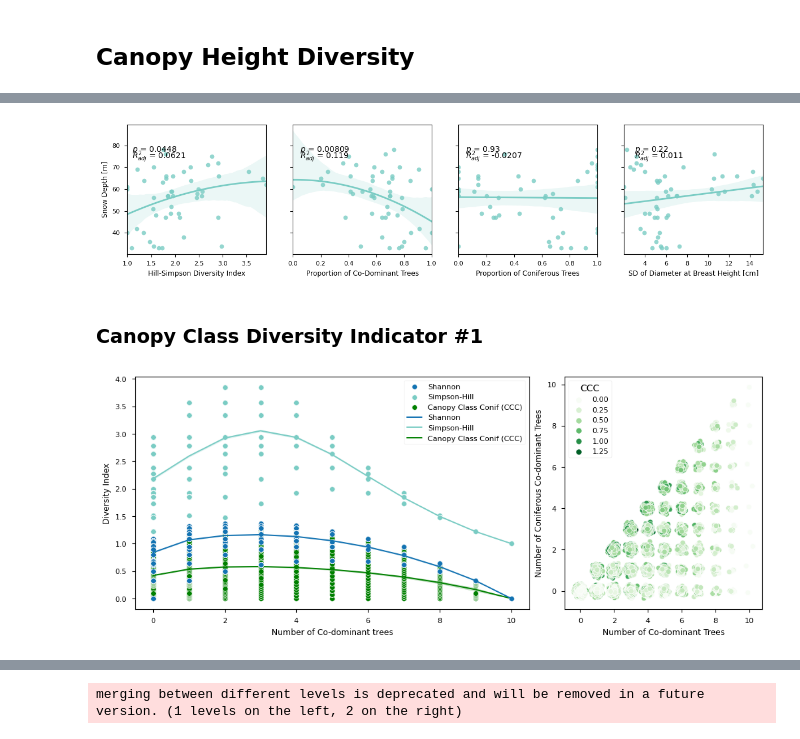
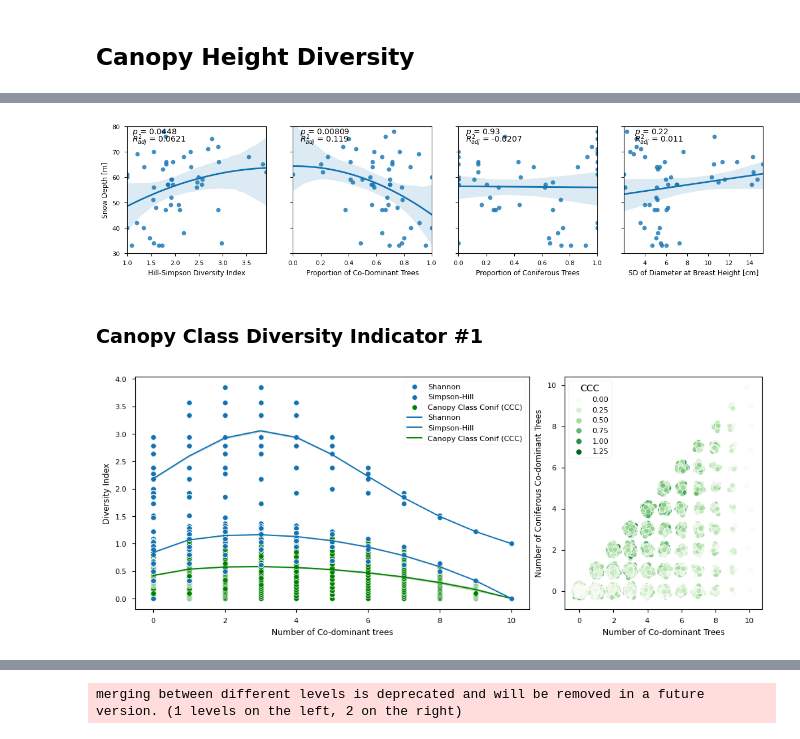
Before and after one commit to mwdjones/mef-snowhydro, a Jupyter notebook: Data and Codes/02_canopycontrols.ipynb, the cells around one changed output, grey strips where cells are left out. Cells and saved outputs as stored; diff of their text form; code cells hidden in the pictures.

```diff
--- a/Data and Codes/02_canopycontrols.ipynb
+++ b/Data and Codes/02_canopycontrols.ipynb
@@ -635,7 +635,7 @@ fig, [ax2, ax3, ax4, ax] = plt.subplots(1, 4, figsize = (12, 3),
                               sharey = True,
                               tight_layout = True)
 
-sns.regplot(x = dd.S, y = dd.maxDepth, order = 2, ax = ax2, color = pal[2])
+sns.regplot(x = dd.S, y = dd.maxDepth, order = 2, ax = ax2, color = pal[4])
 
 #Do regression and add to plot
 dd['S2'] = [pow(a, 2) for a in dd.S]
@@ -647,43 +647,44 @@ ax2.set_xlabel('Hill-Simpson Diversity Index')
 ax2.set_ylabel('Snow Depth [m]')
 ax2.set_xlim(min(dd.S), max(dd.S))
 
-sns.regplot(x = dd.pCoDom, y = dd.maxDepth, order = 2, ax = ax3, color = pal[2])
+sns.regplot(x = dd.pCoDom, y = dd.maxDepth, order = 2, ax = ax3, color = pal[4])
 
 #Do regression and add to plot
 dd['pCoDom2'] = [pow(a, 2) for a in dd.pCoDom]
 results3 = smf.ols('maxDepth ~ pCoDom2', data = dd).fit()
 ax3.text(0.05, 77, r'$ p $ = ' + str(round_sig(results3.pvalues.pCoDom2, 3)))
 ax3.text(0.05, 74, r'$ R_{adj}^2 $ = ' + str(round_sig(results3.rsquared_adj, 3)))
 
 ax3.set_xlabel('Proportion of Co-Dominant Trees')
 ax3.set_ylabel(' ')
 ax3.set_xlim(min(dd.pCoDom), max(dd.pCoDom))
 
-sns.regplot(x = dd.pCon, y = dd.maxDepth, ax = ax4, color = pal[2])
+sns.regplot(x = dd.pCon, y = dd.maxDepth, ax = ax4, color = pal[4])
 
 #Do regression and add to plot
 results4 = smf.ols('maxDepth ~ pCon', data = dd).fit()
 ax4.text(0.05, 77, r'$ p $ = ' + str(round_sig(results4.pvalues.pCon, 3)))
 ax4.text(0.05, 74, r'$ R_{adj}^2 $ = ' + str(round_sig(results4.rsquared_adj, 3)))
 
 ax4.set_xlabel('Proportion of Coniferous Trees')
 ax4.set_ylabel(' ')
 ax4.set_xlim(min(dd.pCon), max(dd.pCon))
 
-sns.regplot(x = dd.sdDBH_cm, y = dd.maxDepth, order = 1, ax = ax, color = pal[2])
+sns.regplot(x = dd.sdDBH_cm, y = dd.maxDepth, order = 1, ax = ax, color = pal[4])
 
 #Do regression and add to plot
 results = smf.ols('maxDepth ~ sdDBH_cm', data = dd).fit()
 ax.text(3, 77, r'$ p $ = ' + str(round_sig(results.pvalues.sdDBH_cm, 3)))
 ax.text(3, 74, r'$ R_{adj}^2 $ = ' + str(round_sig(results.rsquared_adj, 3)))
 
 ax.set_xlabel('SD of Diameter at Breast Height [cm]')
 ax.set_ylabel(' ')
 ax.set_xlim(min(dd.sdDBH_cm), max(dd.sdDBH_cm))
+ax.set_ylim(30, 80)
 
 plt.savefig(fig_savepath + 'DiversityIndex-SnowDepth.pdf', bbox_inches = 'tight')
 # %% [output]
-[figure, old version]
+[figure, new version]
 # %% [markdown]
 ### Canopy Class Diversity Indicator #1
 # %%
@@ -786,11 +787,11 @@ fig = plt.figure(layout="constrained", figsize = (10, 4))
 
 gs = GridSpec(1, 3, figure = fig)
 ax = fig.add_subplot(gs[0, 0:2])
-sns.scatterplot(data = testData, x = 'Co', y = 'H', ax = ax, label = 'Shannon', zorder = 5, color = pal[4])
-sns.scatterplot(data = testData, x = 'Co', y = 'S', ax = ax, label = 'Simpson-Hill', color = pal[2])
+sns.scatterplot(data = testData, x = 'Co', y = 'H', ax = ax, label = 'Shannon', zorder = 5, color = pal[2])
+sns.scatterplot(data = testData, x = 'Co', y = 'S', ax = ax, label = 'Simpson-Hill', color = pal[4])
 sns.scatterplot(data = testData, x = 'Co', y = 'CCC', ax = ax, label = 'Canopy Class Conif (CCC)', color = 'green')
-sns.lineplot(data = testData, x = 'Co', y = 'H', ax = ax, label = 'Shannon', zorder = 5, color = pal[4])
-sns.lineplot(data = testData, x = 'Co', y = 'S', ax = ax, label = 'Simpson-Hill', color = pal[2])
+sns.lineplot(data = testData, x = 'Co', y = 'H', ax = ax, label = 'Shannon', zorder = 5, color = pal[2])
+sns.lineplot(data = testData, x = 'Co', y = 'S', ax = ax, label = 'Simpson-Hill', color = pal[4])
 sns.lineplot(data = testData, x = 'Co', y = 'CCC', ax = ax, label = 'Canopy Class Conif (CCC)', color = 'green')
 ax.set_xlabel('Number of Co-dominant trees')
 ax.set_ylabel('Diversity Index')
@@ -802,7 +803,7 @@ ax2.set_ylabel('Number of Coniferous Co-dominant Trees')
 
 plt.savefig(fig_savepath + 'diversityIndex_option1.pdf')
 # %% [output]
-[figure, old version]
+[figure, new version]
 # %%
 #Complete with real data
 #Data set-up
```
Also changed, not shown: parts of 34 cells of this notebook, 35 other files.
